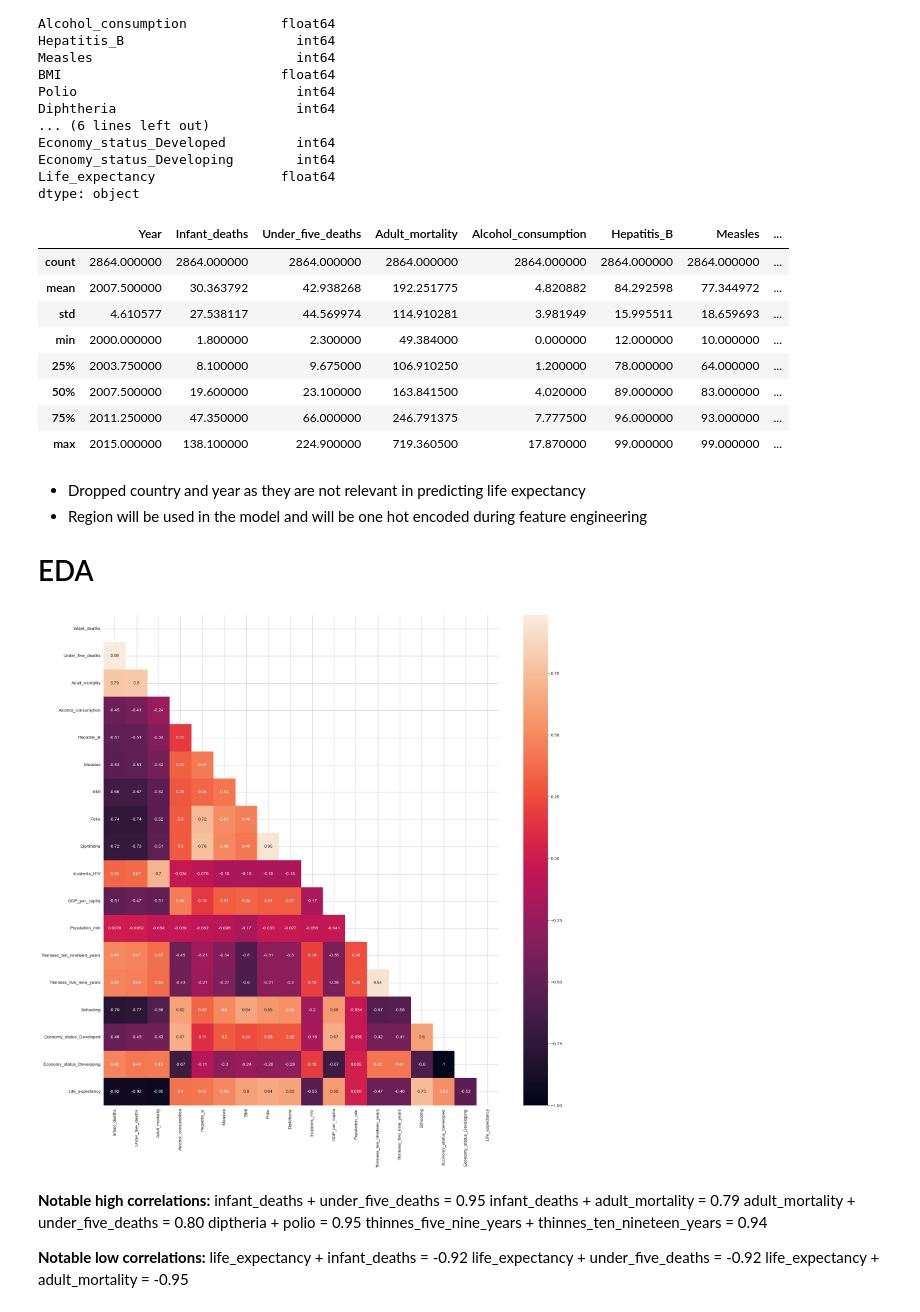
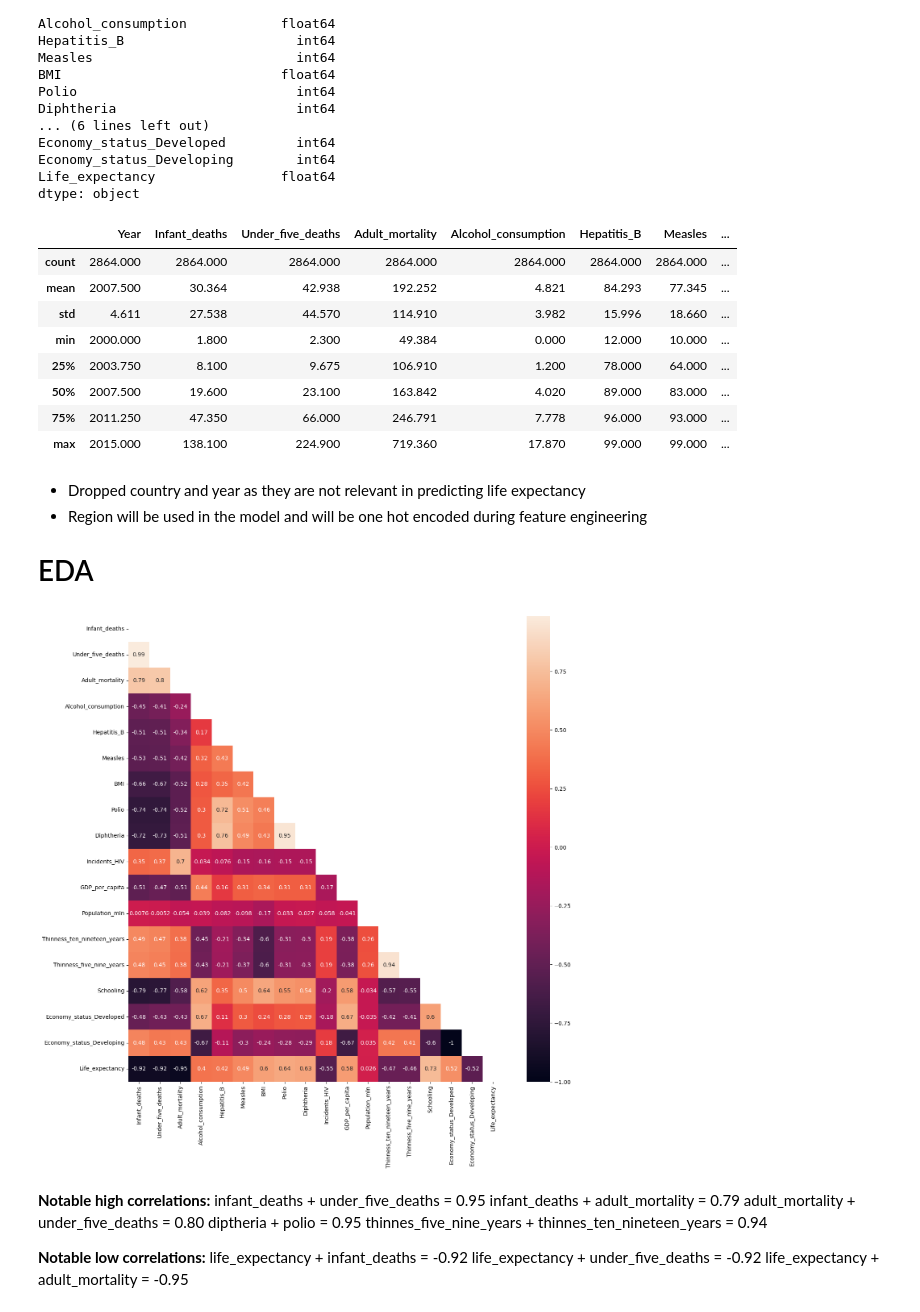
Before and after one commit to KSR-16/Life-Expectancy-Model, a Jupyter notebook: Group_6_Life_Expectancy_Cleaning_and_EDA.ipynb, the cells around one changed output. Drawn from its saved outputs; the diff is of its cells as text; code cells hidden in the pictures.

```diff
--- a/Group_6_Life_Expectancy_Cleaning_and_EDA.ipynb
+++ b/Group_6_Life_Expectancy_Cleaning_and_EDA.ipynb
@@ -8,7 +10,9 @@ import seaborn as sns
 # Data Cleaning
 # %%
 # Read in dataset
-df = pd.read_csv('Life-Expectancy-Data-Updated.csv')
+pd.set_option('display.max_columns', None)
+dataset = "https://raw.githubusercontent.com/KSR-16/Life-Expectancy-Model/main/Life-Expectancy-Data-Updated.csv"
+df = pd.read_csv(dataset)
 df.head()
 # %% [output]
 |  | Country | Region | Year | Infant_deaths | Under_five_deaths | Adult_mortality | Alcohol_consumption | ... |
@@ -95,18 +103,18 @@ Economy_status_Developing        int64
 Life_expectancy                float64
 dtype: object
 # %%
-# Get statistics of data
-df.describe()
+# Get statistics of data and round to 3 digits
+df.describe().round(3)
 # %% [output]
 |  | Year | Infant_deaths | Under_five_deaths | Adult_mortality | Alcohol_consumption | Hepatitis_B | Measles | ... |
-| count | 2864.000000 | 2864.000000 | 2864.000000 | 2864.000000 | 2864.000000 | 2864.000000 | 2864.000000 | ... |
-| mean | 2007.500000 | 30.363792 | 42.938268 | 192.251775 | 4.820882 | 84.292598 | 77.344972 | ... |
-| std | 4.610577 | 27.538117 | 44.569974 | 114.910281 | 3.981949 | 15.995511 | 18.659693 | ... |
-| min | 2000.000000 | 1.800000 | 2.300000 | 49.384000 | 0.000000 | 12.000000 | 10.000000 | ... |
-| 25% | 2003.750000 | 8.100000 | 9.675000 | 106.910250 | 1.200000 | 78.000000 | 64.000000 | ... |
-| 50% | 2007.500000 | 19.600000 | 23.100000 | 163.841500 | 4.020000 | 89.000000 | 83.000000 | ... |
-| 75% | 2011.250000 | 47.350000 | 66.000000 | 246.791375 | 7.777500 | 96.000000 | 93.000000 | ... |
-| max | 2015.000000 | 138.100000 | 224.900000 | 719.360500 | 17.870000 | 99.000000 | 99.000000 | ... |
+| count | 2864.000 | 2864.000 | 2864.000 | 2864.000 | 2864.000 | 2864.000 | 2864.000 | ... |
+| mean | 2007.500 | 30.364 | 42.938 | 192.252 | 4.821 | 84.293 | 77.345 | ... |
+| std | 4.611 | 27.538 | 44.570 | 114.910 | 3.982 | 15.996 | 18.660 | ... |
+| min | 2000.000 | 1.800 | 2.300 | 49.384 | 0.000 | 12.000 | 10.000 | ... |
+| 25% | 2003.750 | 8.100 | 9.675 | 106.910 | 1.200 | 78.000 | 64.000 | ... |
+| 50% | 2007.500 | 19.600 | 23.100 | 163.842 | 4.020 | 89.000 | 83.000 | ... |
+| 75% | 2011.250 | 47.350 | 66.000 | 246.791 | 7.778 | 96.000 | 93.000 | ... |
+| max | 2015.000 | 138.100 | 224.900 | 719.360 | 17.870 | 99.000 | 99.000 | ... |
 # %%
 # Copy dataframe
 temp_df = df.copy()
@@ -119,11 +127,11 @@ temp_df.drop(columns=['Country','Year'], inplace=True)
 # EDA
 # %%
 # Look at correlation of all numerical values using a heatmap
-plt.figure(figsize = (20, 20))
-sns.heatmap(temp_df.corr(),annot=True, mask=np.triu(temp_df.corr()))
+plt.figure(figsize = (15, 15))
+sns.heatmap(temp_df.corr(numeric_only=True),annot=True, mask=np.triu(temp_df.corr(numeric_only=True)))
 plt.show()
 # %% [output]
-[figure, old version]
+[figure, new version]
 # %% [markdown]
 **Notable high correlations:**
 infant_deaths + under_five_deaths = 0.95
```
Also changed, not shown: parts of 7 cells of this notebook.
